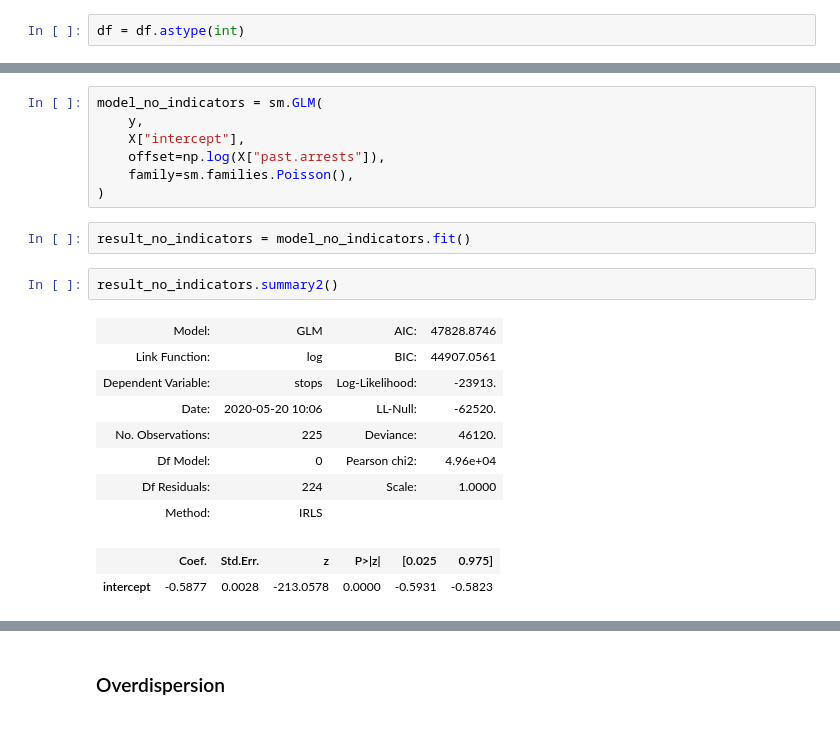
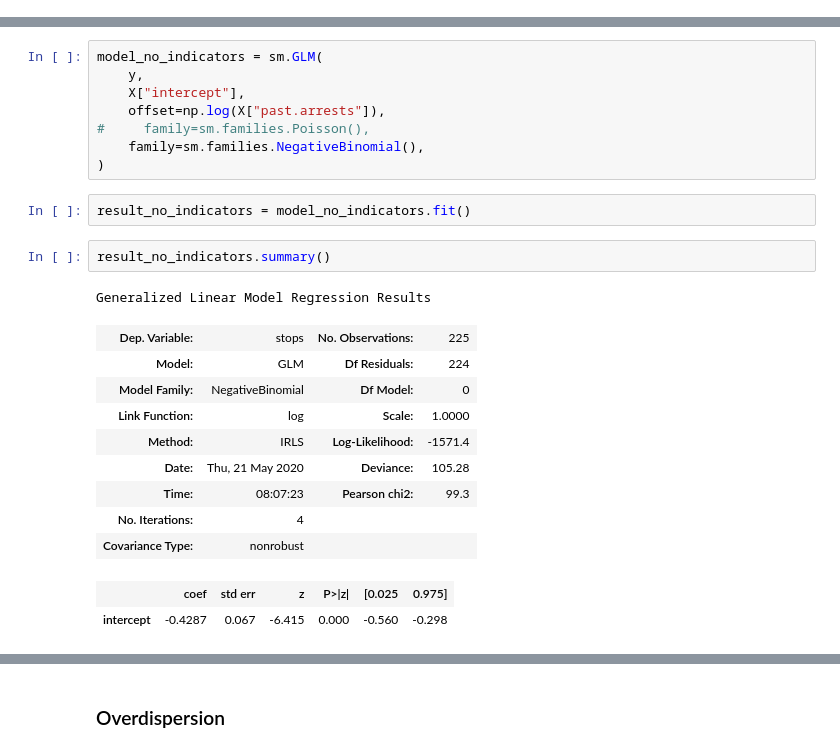
Before and after one commit to omarfsosa/omarfsosa.github.io, a Jupyter notebook: notebooks/police_stops.ipynb, the cells around one changed output, grey strips where cells are left out. Drawn from its saved outputs; the diff is of its cells as text.

```diff
--- a/notebooks/police_stops.ipynb
+++ b/notebooks/police_stops.ipynb
@@ -74,3 +56 @@ print(df.head().to_html())
-# %%
-df = df.astype(int)
 # %%
@@ -139,20 +101,23 @@ model_no_indicators = sm.GLM(
     y,
     X["intercept"],
     offset=np.log(X["past.arrests"]),
-    family=sm.families.Poisson(),
+#     family=sm.families.Poisson(),
+    family=sm.families.NegativeBinomial(),
 )
 # %%
 result_no_indicators = model_no_indicators.fit()
 # %%
-result_no_indicators.summary2()
+result_no_indicators.summary()
 # %% [output]
+Generalized Linear Model Regression Results
-| Model: | GLM | AIC: | 47828.8746 |
-| Link Function: | log | BIC: | 44907.0561 |
-| Dependent Variable: | stops | Log-Likelihood: | -23913. |
-| Date: | 2020-05-20 10:06 | LL-Null: | -62520. |
-| No. Observations: | 225 | Deviance: | 46120. |
-| Df Model: | 0 | Pearson chi2: | 4.96e+04 |
-| Df Residuals: | 224 | Scale: | 1.0000 |
-| Method: | IRLS |  |  |
+| Dep. Variable: | stops | No. Observations: | 225 |
+| Model: | GLM | Df Residuals: | 224 |
+| Model Family: | NegativeBinomial | Df Model: | 0 |
+| Link Function: | log | Scale: | 1.0000 |
+| Method: | IRLS | Log-Likelihood: | -1571.4 |
+| Date: | Thu, 21 May 2020 | Deviance: | 105.28 |
+| Time: | 08:07:23 | Pearson chi2: | 99.3 |
+| No. Iterations: | 4 |  |  |
+| Covariance Type: | nonrobust |  |  |
-|  | Coef. | Std.Err. | z | P>|z| | [0.025 | 0.975] |
-| intercept | -0.5877 | 0.0028 | -213.0578 | 0.0000 | -0.5931 | -0.5823 |
+|  | coef | std err | z | P>|z| | [0.025 | 0.975] |
+| intercept | -0.4287 | 0.067 | -6.415 | 0.000 | -0.560 | -0.298 |
```
Also changed, not shown: parts of 17 cells of this notebook, 4 other files.
